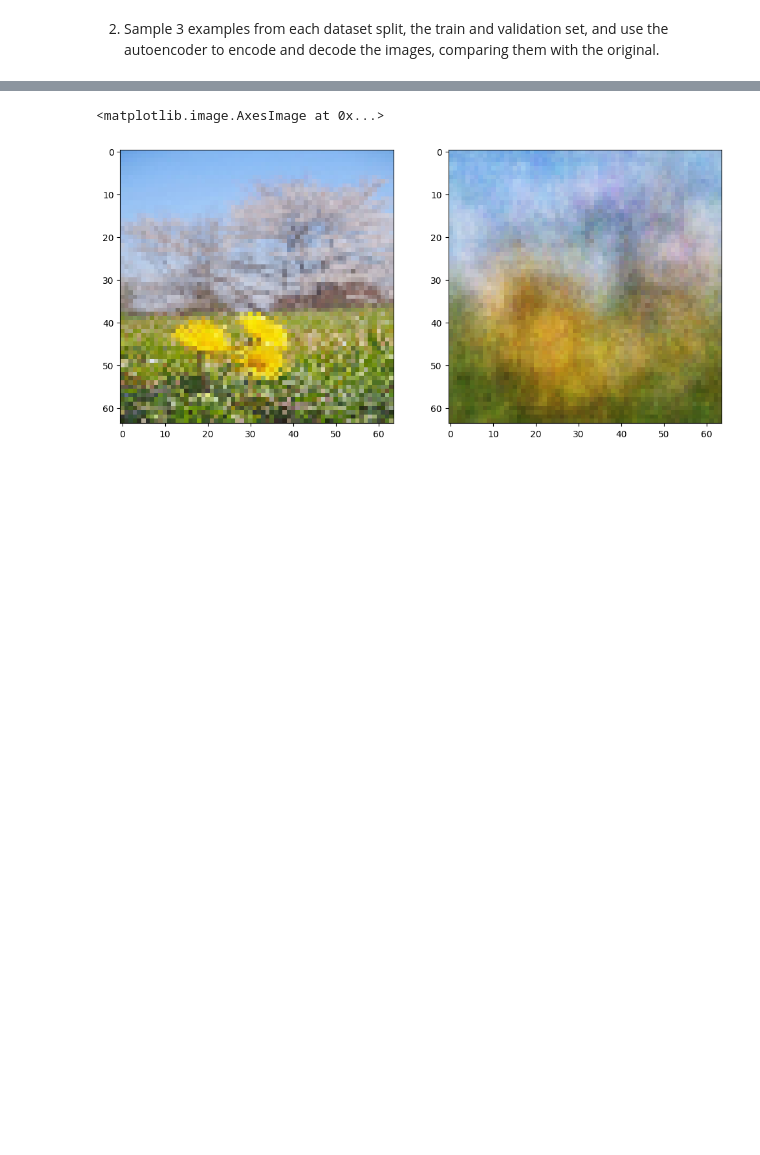
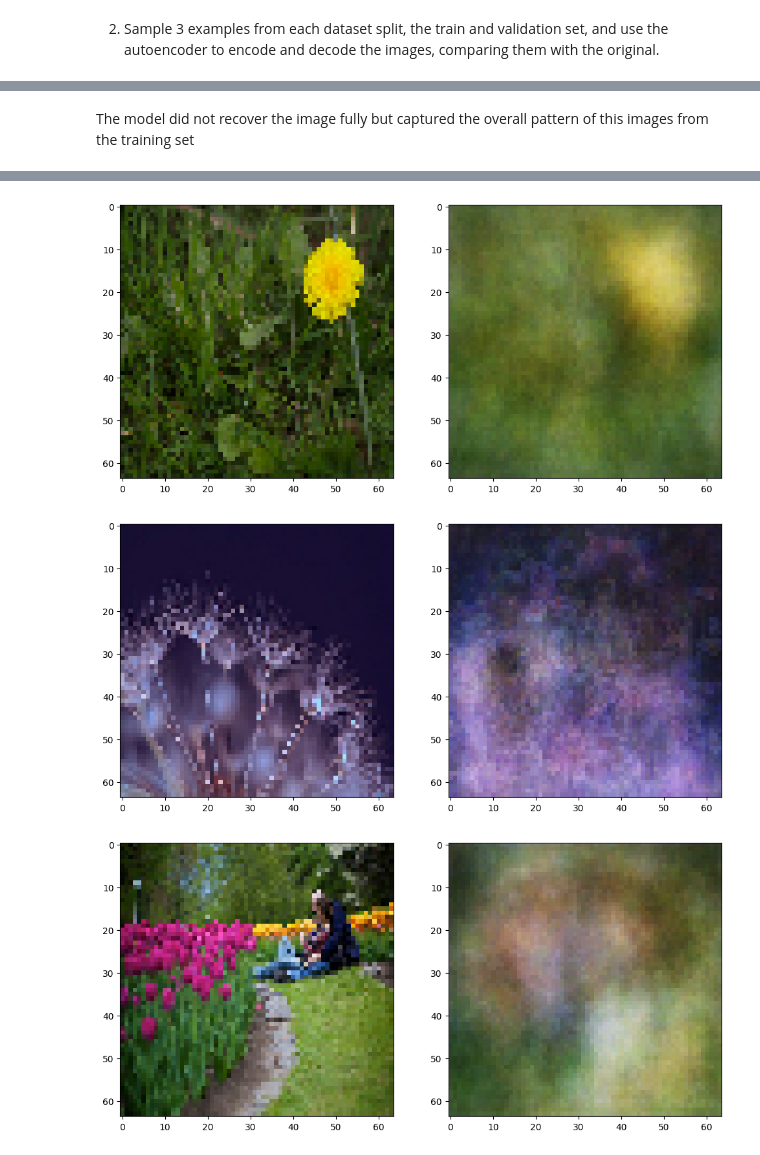
Before and after one commit to joelpoliveira/CNN-Sentiment-Polarity-Prediction, a Jupyter notebook: TP/TP6/main.ipynb, the cells around one changed output, grey strips where cells are left out. Saved outputs shown, nothing was run; the diff lists cells and outputs as text; code cells hidden in the pictures; blank space fills up the shorter version.

```diff
--- a/TP/TP6/main.ipynb
+++ b/TP/TP6/main.ipynb
@@ -648,4 +674,11 @@ ax[1].imshow(im_prime[i])
+# %% [markdown]
+The model did not recover the image fully but captured the overall pattern of this images from the training set
 # %%
-im = val_ds.as_numpy_iterator().next()[0]
-im_prime = autoencoder.predict(im)
+for image in val_images:
+    im_decoded = autoencoder.predict(image.reshape(1, *image.shape)).reshape(image.shape)
+
+    f, ax = plt.subplots(1,2, figsize=(12,6))
+
+    ax[0].imshow(image/255)
+    ax[1].imshow(im_decoded)
 # %% [output]
@@ -652,9 +687,4 @@ im_prime = autoencoder.predict(im)
 1/1 [==============================] - 0s 27ms/step
+[figure, added]
+[figure, added]
+[figure, added]
-# %%
-i=15
-f, ax = plt.subplots(1,2, figsize=(12,6))
-ax[0].imshow(im[i]/255)
-ax[1].imshow(im_prime[i])
-# %% [output]
-<matplotlib.image.AxesImage at 0x...>
-[figure, removed]
```
Also changed, not shown: parts of 36 cells of this notebook, 1 other file.
